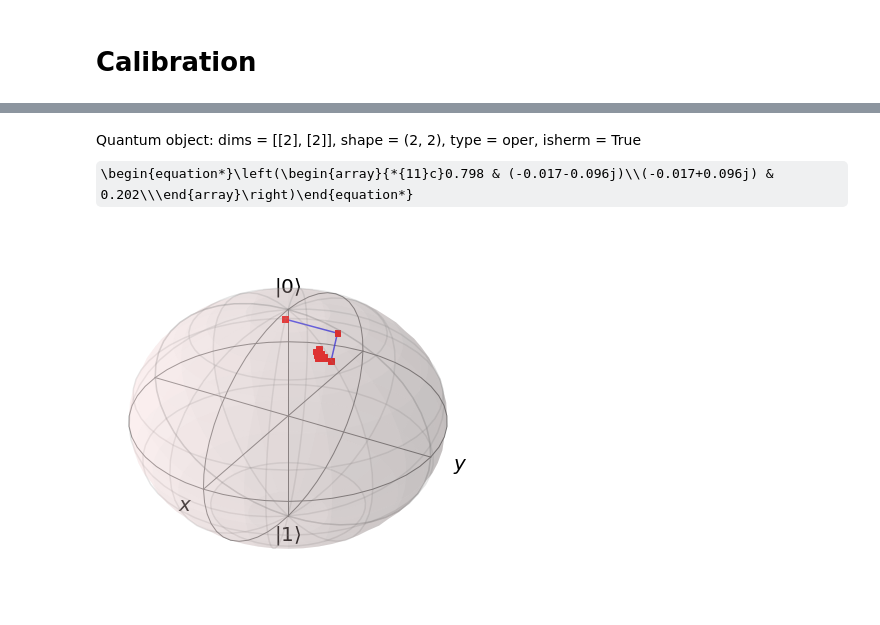
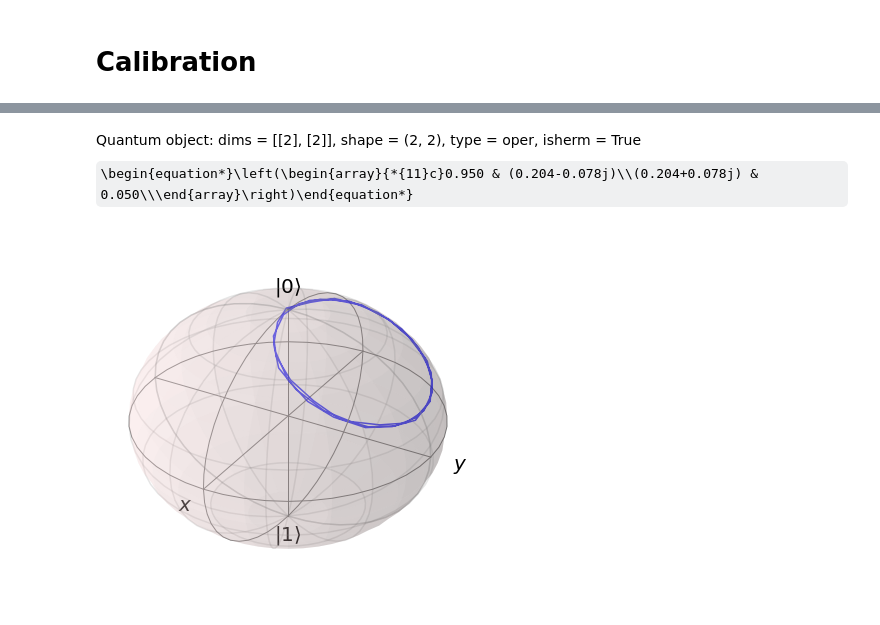
Before and after one commit to OliverDudgeon/QSync, a Jupyter notebook: ibmq-experiment.ipynb, the cells around one changed output, grey strips where cells are left out. Drawn from its saved outputs; the diff is of its cells as text; code cells hidden in the pictures; some formulas as TeX source.

```diff
--- a/ibmq-experiment.ipynb
+++ b/ibmq-experiment.ipynb
@@ -28,9 +28,9 @@ provider = IBMQ.get_provider(group='open', project='main')
 
 job_manager = IBMQJobManager()
 
-backend = provider.get_backend('ibmq_santiago') # Real - ibmq_santiago seems to have the lowest CNOT noise
+# backend = provider.get_backend('ibmq_santiago') # Real - ibmq_santiago seems to have the lowest CNOT noise
 # backend = AerSimulator.from_backend(backend) # Noisy Sim
-# backend = AerSimulator() # Ideal Sim
+backend = AerSimulator() # Ideal Sim
 
 is_real_device = not backend.name().startswith('aer_simulator')
 
@@ -42,19 +42,17 @@ max_shots
 # Parameters
 # %%
 # Simulation Steps
-SIM_STEPS = 10
-SHOTS = max_shots
+SIM_STEPS = 50
+SHOTS = 8192 #max_shots
 
-gain_amp = 0.1
-loss_amp = 1
+gain_amp = 1
+loss_amp = 0.1
 m = min(loss_amp, gain_amp)
 
 detuning = 10 * 3 * m
 signal_strength = 10 * 2 * m
-dt = 0.5
-
-theta_d = 2 * np.arcsin(np.sqrt(loss_amp * dt))
-theta_g = 2 * np.arcsin(np.sqrt(gain_amp * dt))
+# dt = (np.logspace(0.1, 1, SIM_STEPS, endpoint=True)) / 10
+dt = 0.1
 # %% [markdown]
 # Circuit
 # %%
@@ -199,15 +186,15 @@ for job, circuit in zip(jobs, compiled_circuits_with_tomo):
     corrected_states.append(state)
 # %%
 b = Bloch()
-points = dm2bloch([Qobj(s) for s in corrected_states])
+points = dm2bloch([Qobj(s) for s in corrected_states][:60])
 b.add_points(points, meth="l")
-b.add_points(points, meth="s")
+# b.add_points(points, meth="s")
 # b.view = [0, 90]
 b.show()
 Qobj(corrected_states[-1])
 # %% [output]
-Quantum object: dims = [[2], [2]], shape = (2, 2), type = oper, isherm = True\begin{equation*}\left(\begin{array}{*{11}c}0.798 & (-0.017-0.096j)\\(-0.017+0.096j) & 0.202\\\end{array}\right)\end{equation*}
+Quantum object: dims = [[2], [2]], shape = (2, 2), type = oper, isherm = True\begin{equation*}\left(\begin{array}{*{11}c}0.950 & (0.204-0.078j)\\(0.204+0.078j) & 0.050\\\end{array}\right)\end{equation*}
-[figure, old version]
+[figure, new version]
 # %%
 from sync_plots import calc_and_plot_Q_and_S
 ss = corrected_states[-1]
```
Also changed, not shown: parts of 6 cells of this notebook, 12 other files.
